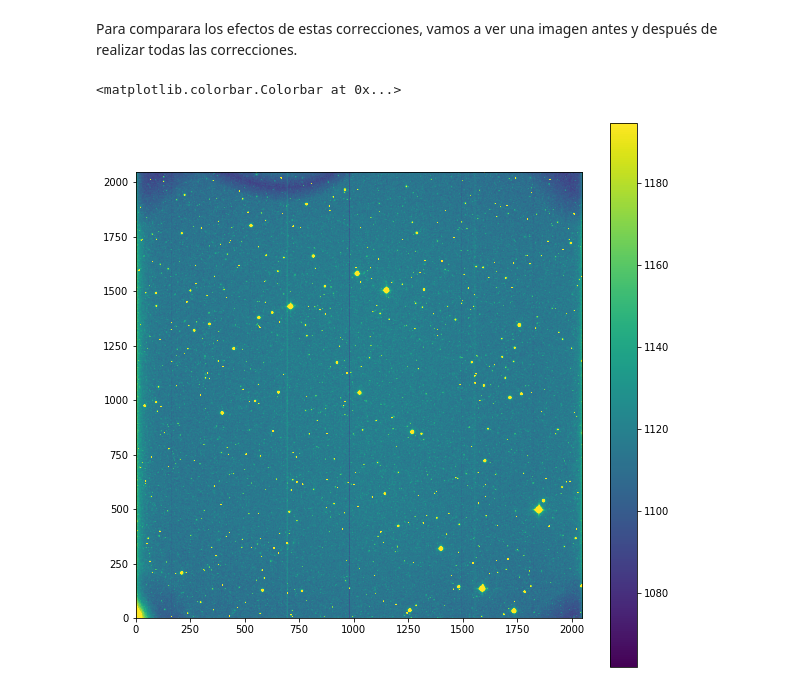
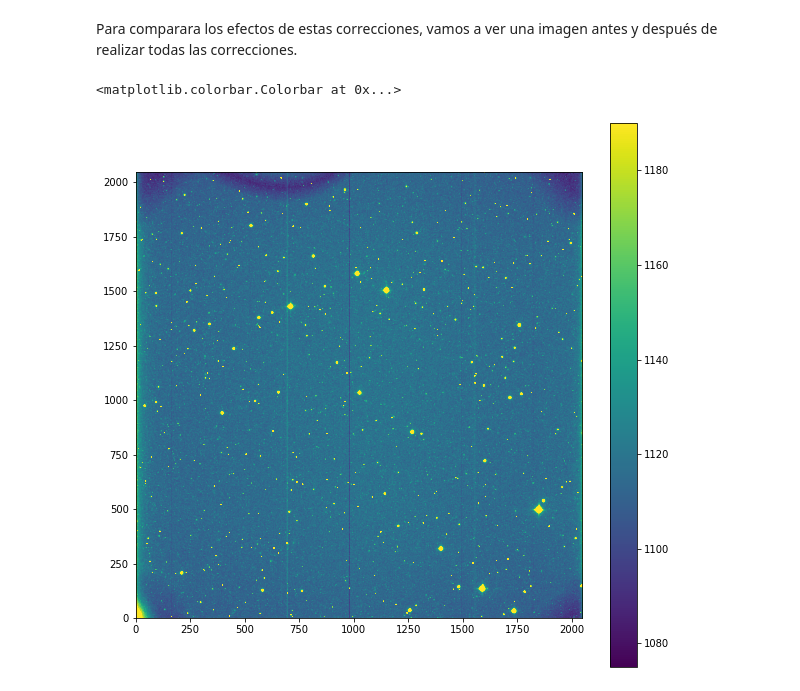
Before and after one commit to tanaxer01/DHA1001_Transito, a Jupyter notebook: Ejemplo WASP43.ipynb, the cells around one changed output. Drawn from its saved outputs; the diff is of its cells as text; code cells hidden in the pictures.

```diff
--- a/Ejemplo WASP43.ipynb
+++ b/Ejemplo WASP43.ipynb
@@ -155,13 +152,14 @@ Para comparara los efectos de estas correcciones, vamos a ver una imagen antes y
 # %%
 imagen_nocorregida = fits.open("wasp43_raw/00000005.fit")
 norm = ImageNormalize(imagen_nocorregida[0].data, interval=ZScaleInterval())
 fig = plt.figure(figsize=(10,10))
 ax = fig.add_subplot(1, 1, 1)
 im = ax.imshow(imagen_nocorregida[0].data, origin='lower', norm=norm)
+im.set_clim(1075, 1190)
 fig.colorbar(im)
 # %% [output]
 <matplotlib.colorbar.Colorbar at 0x...>
-[figure, old version]
+[figure, new version]
 # %%
 imagen_corregida = fits.open("wasp43_red/ciencia_00000005.fit")
 norm = ImageNormalize(imagen_corregida[0].data, interval=ZScaleInterval())
```
Also changed, not shown: parts of 17 cells of this notebook.
